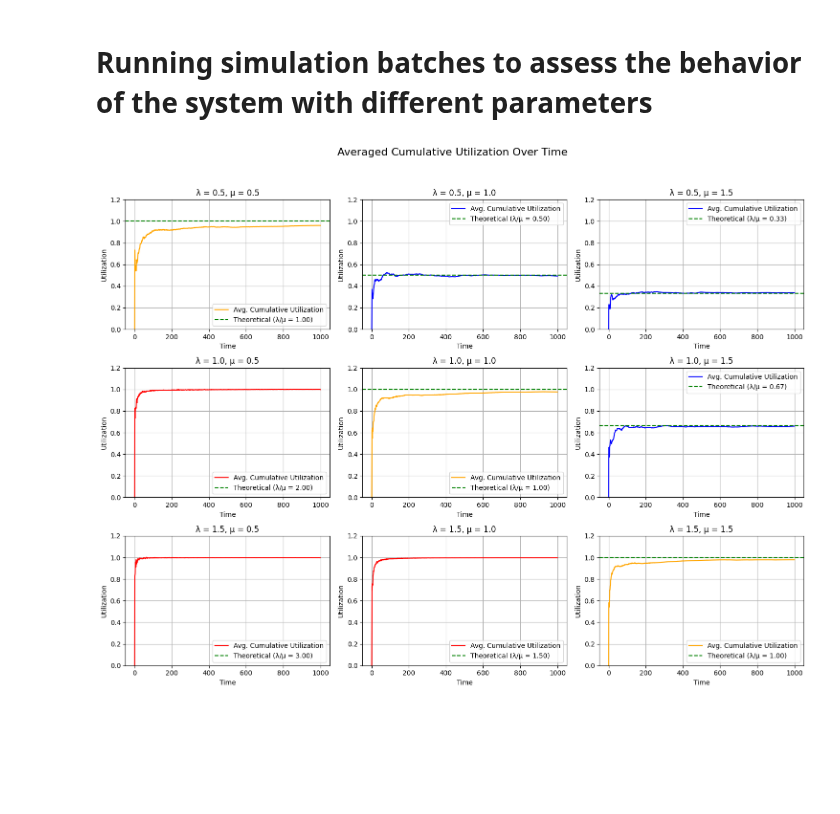
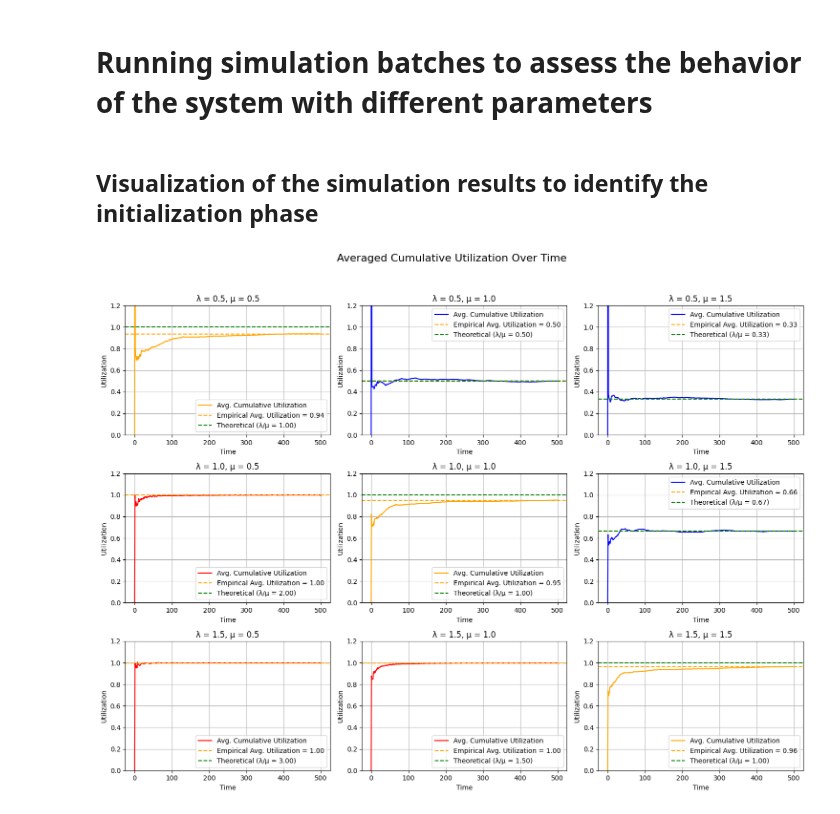
Before and after one commit to DaMole98/SPE-labs, a Jupyter notebook: HW-4/src/simulations.ipynb, the cells around one changed output. Drawn from its saved outputs; the diff is of its cells as text; code cells hidden in the pictures; blank space fills up the shorter version.

```diff
--- a/HW-4/src/simulations.ipynb
+++ b/HW-4/src/simulations.ipynb
@@ -160,8 +160,8 @@ plt.show()
 lamda_values = [0.5, 1.0, 1.5]
 mu_values = [0.5, 1.0, 1.5]
 
-NUM_REPLICATIONS = 10
-NUM_TIME_UNITS = 1000
+NUM_REPLICATIONS = 20
+NUM_TIME_UNITS = 500
 
 seeds = range(SEED, SEED + NUM_REPLICATIONS)
 
@@ -179,7 +179,7 @@ for lambda_ in lamda_values:
     for mu in mu_values:
         for rep in range(NUM_REPLICATIONS):
             seed = seeds[rep]
-            csv_name = f"mm1_{lambda_}_{mu}_rep_{rep}"
+            csv_name = f"ex1_p2_mm1_{lambda_}_{mu}_rep_{rep}"
             path_to_csv = os.path.join(os.getcwd(), "results", f"{csv_name}.csv")
             # Store metadata
             sim_results.append(
@@ -239,36 +246,59 @@ for (lambda_, mu), paths in grouped_results.items():
+# %% [markdown]
+## Visualization of the simulation results to identify the initialization phase
 # %%
+# Define a common time grid
+grid = np.arange(0, NUM_TIME_UNITS + 1)  # integer times
+
+# Group CSV results by (lambda, mu)
+grouped_results = {}
+for entry in sim_results:
+    key = (entry["lambda"], entry["mu"])
+    if key not in grouped_results:
+        grouped_results[key] = []
+    grouped_results[key].append(entry["path"])
+
+utils_results = get_utils_results(grouped_results, grid)
+
 # Determine the grid size for subplots
-num_plots = len(avg_utilizations)
+num_plots = len(utils_results)
 cols = 3  # Choose how many columns you want
 rows = math.ceil(num_plots / cols)
 
 fig, axes = plt.subplots(rows, cols, figsize=(5 * cols, 4 * rows), squeeze=False)
 
 # Plot each utilization curve in a subplot
-for idx, ((lambda_, mu), utilization_curve) in enumerate(avg_utilizations.items()):
+for idx, ((lambda_, mu), results) in enumerate(utils_results.items()):
     row, col = divmod(idx, cols)
     ax = axes[row][col]
 
     color = "blue" if mu > lambda_ else "red" if mu < lambda_ else "orange"
 
     theoretical_util = lambda_ / mu
 
-    ax.plot(grid, utilization_curve, color=color, label="Avg. Cumulative Utilization")
+    ax.plot(
+        grid, results["utils_ot_avg"], color=color, label="Avg. Cumulative Utilization"
+    )
+    ax.axhline(
+        results["utils_for_rep"].mean(),
+        color="orange",
+        linestyle="--",
+        label=f"Empirical Avg. Utilization = {results['utils_for_rep'].mean():.2f}",
+    )
     ax.axhline(
         theoretical_util,
         color="green",
         linestyle="--",
         label=f"Theoretical (λ/μ = {theoretical_util:.2f})",
     )
     ax.set_ylim(0, 1.2)
     ax.set_xlabel("Time")
     ax.set_ylabel("Utilization")
     ax.set_title(f"λ = {lambda_}, μ = {mu}")
     ax.grid()
     ax.legend()
 
 fig.suptitle("Averaged Cumulative Utilization Over Time", fontsize=16)
 fig.tight_layout(rect=[0, 0.03, 1, 0.95])
 plt.show()
 # %% [output]
-[figure, old version]
+[figure, new version]
```
Also changed, not shown: parts of 12 cells of this notebook.
